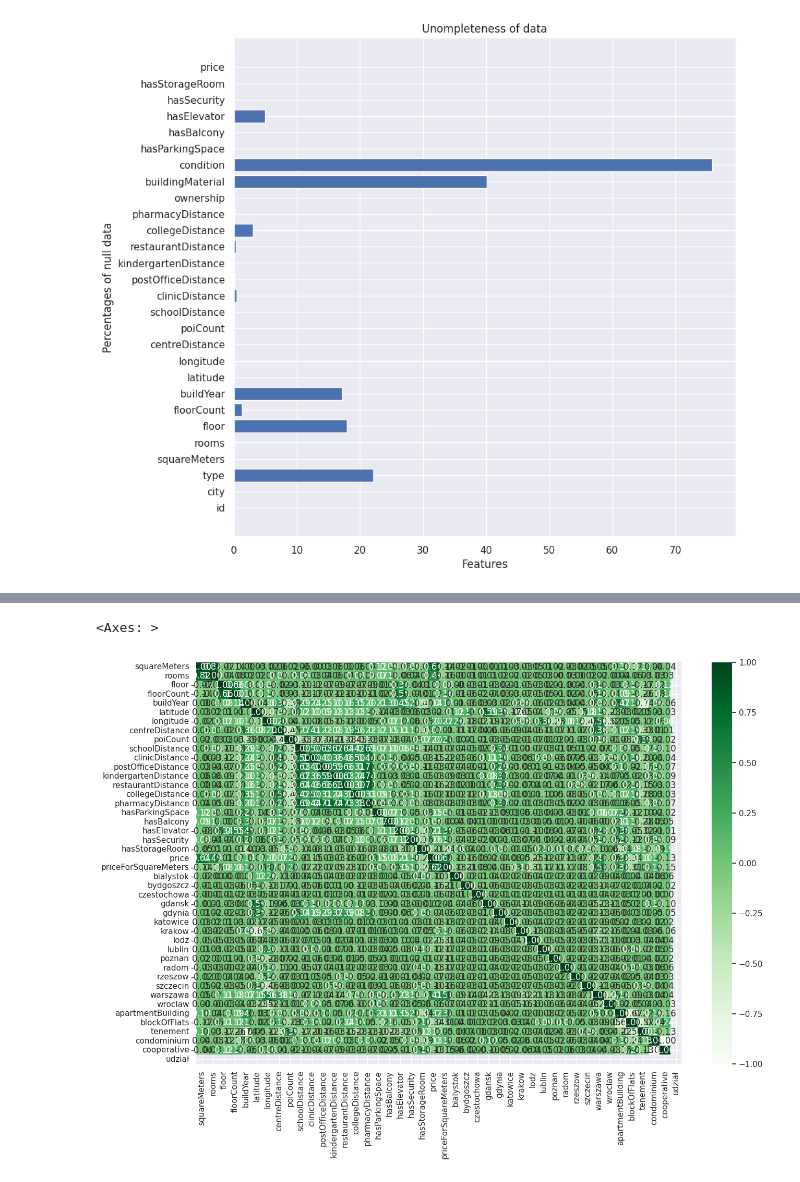
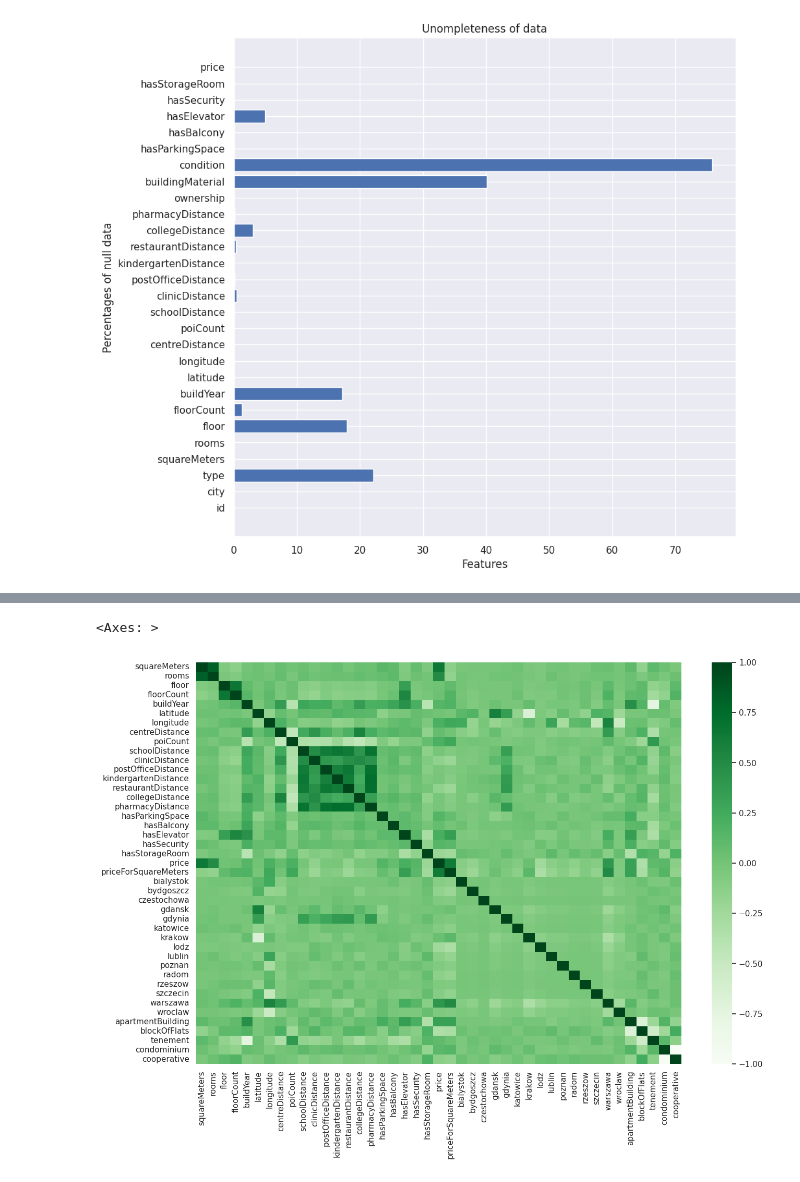
Before and after one commit to SzymonCisowski/PFML_Project, a Jupyter notebook: Projekt_PFML1.ipynb, the cells around one changed output, grey strips where cells are left out. Cells and saved outputs as stored; diff of their text form; code cells hidden in the pictures.

```diff
--- a/Projekt_PFML1.ipynb
+++ b/Projekt_PFML1.ipynb
@@ -55,3 +55,8 @@ df
 | 35230 | a250aefc84e4567190067f387f56e966 | bydgoszcz | NaN | 45.00 | 2.0 | 3.0 | 4.0 | NaN | 53.144427 | 17.960760 | ... |
 | 35231 | 6a4b30b5fcdee00bfe5bcc0da82df9b1 | bydgoszcz | blockOfFlats | 94.30 | 4.0 | NaN | 2.0 | 1998.0 | 53.115921 | 17.956396 | ... |
 35232 rows × 28 columns
+# %%
+tmp=df[df['ownership'] == 'udział']
+print(tmp)
+df=df.drop(index=tmp.index).reset_index(drop='true')
+df
@@ -206,12 +241,12 @@ X_train.describe()
 # %%
 import seaborn as sns
 import matplotlib.pyplot as plt
 corr = X_train.corr()
 plt.figure(figsize = (15, 10))
-sns.heatmap(corr, cmap = 'Greens', annot = True, fmt = '.2f')
+sns.heatmap(corr, cmap = 'Greens')
 # %% [output]
 <Axes: >
-[figure, old version]
+[figure, new version]
 # %%
 import seaborn as sns
 sns.set_theme()
```
Also changed, not shown: parts of 9 cells of this notebook.
